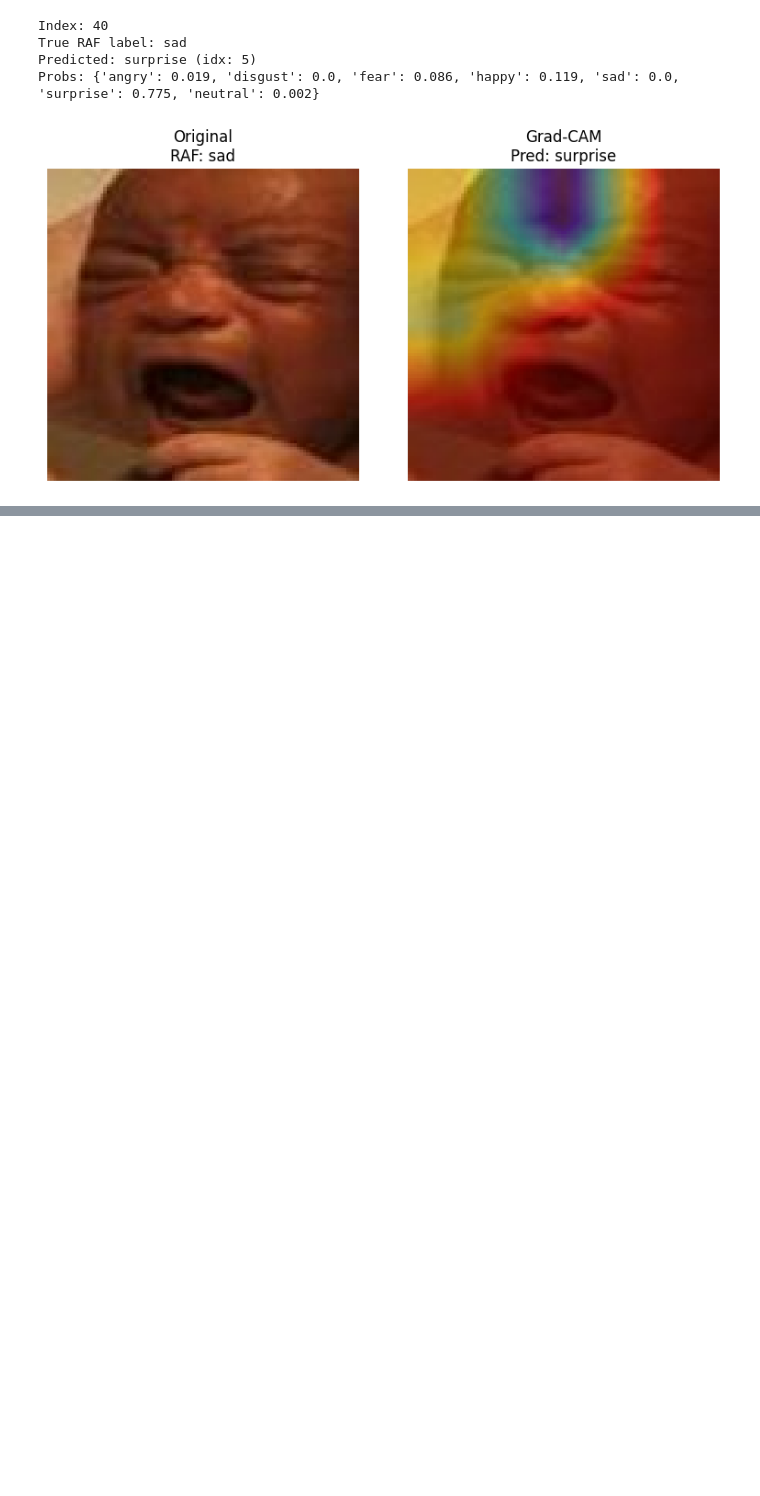
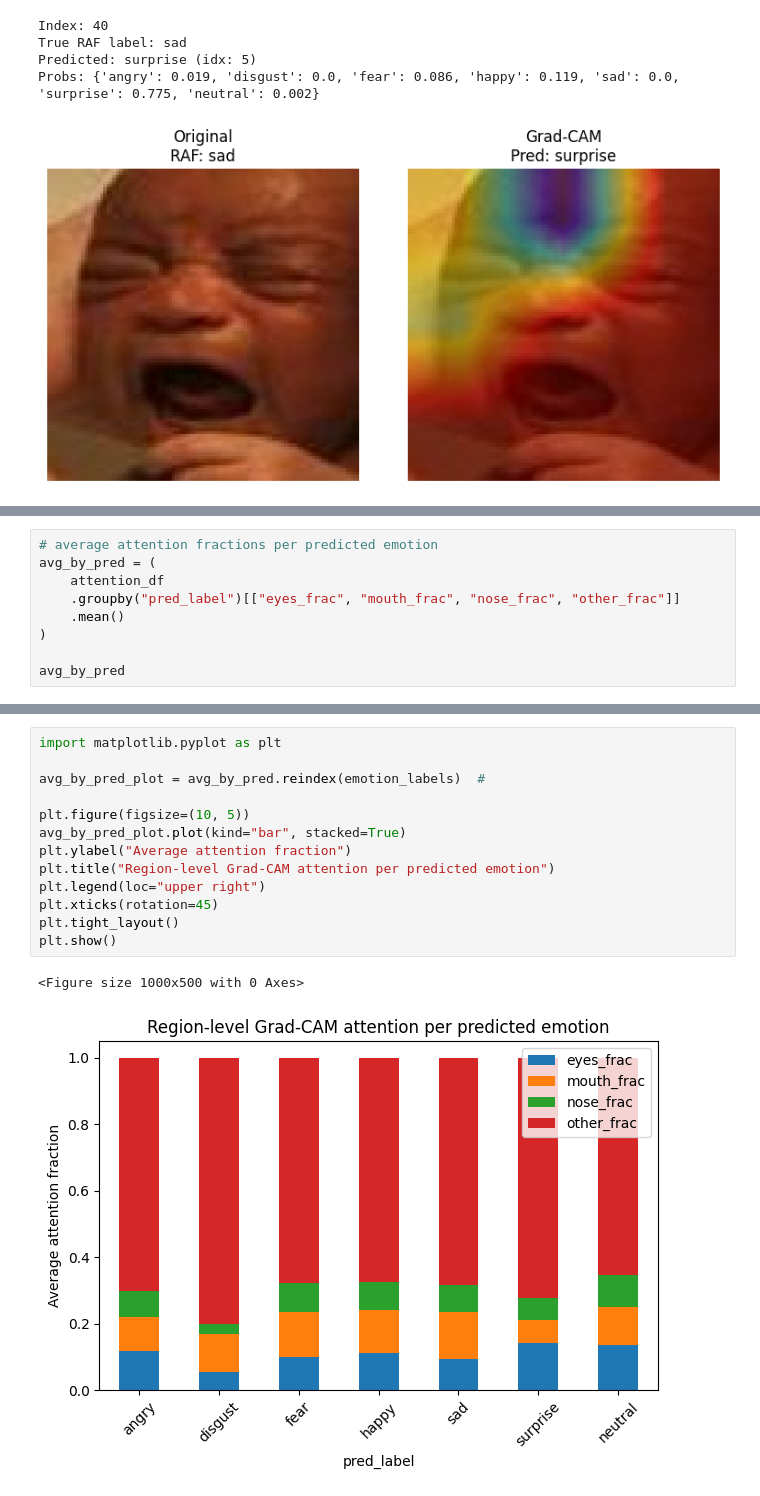
Before and after one commit to hassen8/emotion_recognition_bias_auditing, a Jupyter notebook: notebooks/deepface_on_RAF_GRAD_CAM.ipynb, the cells around one changed output, grey strips where cells are left out. Cells and saved outputs as stored; diff of their text form; blank space fills up the shorter version.

```diff
--- a/notebooks/deepface_on_RAF_GRAD_CAM.ipynb
+++ b/notebooks/deepface_on_RAF_GRAD_CAM.ipynb
@@ -764,0 +1117,9 @@ Probs: {'angry': 0.019, 'disgust': 0.0, 'fear': 0.086, 'happy': 0.119, 'sad': 0.
+# %%
+# average attention fractions per predicted emotion
+avg_by_pred = (
+    attention_df
+    .groupby("pred_label")[["eyes_frac", "mouth_frac", "nose_frac", "other_frac"]]
+    .mean()
+)
+
+avg_by_pred
@@ -764,0 +1136,16 @@ Probs: {'angry': 0.019, 'disgust': 0.0, 'fear': 0.086, 'happy': 0.119, 'sad': 0.
+# %%
+import matplotlib.pyplot as plt
+
+avg_by_pred_plot = avg_by_pred.reindex(emotion_labels)  #
+
+plt.figure(figsize=(10, 5))
+avg_by_pred_plot.plot(kind="bar", stacked=True)
+plt.ylabel("Average attention fraction")
+plt.title("Region-level Grad-CAM attention per predicted emotion")
+plt.legend(loc="upper right")
+plt.xticks(rotation=45)
+plt.tight_layout()
+plt.show()
+# %% [output]
+<Figure size 1000x500 with 0 Axes>
+[figure, added]
```
Also changed, not shown: parts of 38 cells of this notebook.
